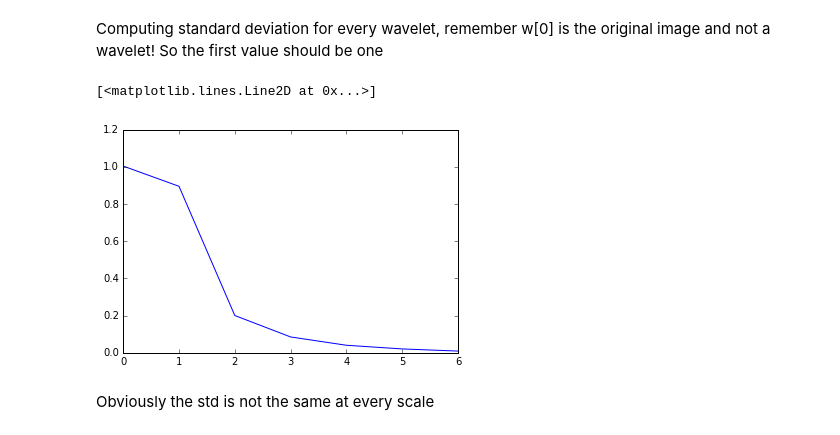
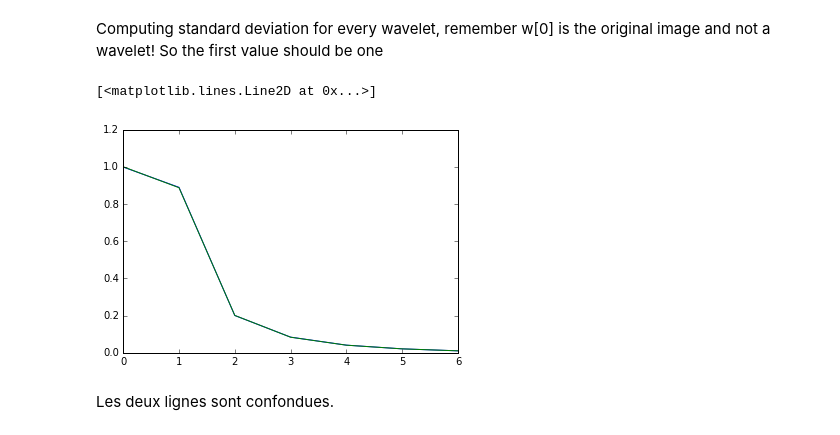
Before and after one commit to tbordierK/mva, a Jupyter notebook: astro/pw1/pw1.ipynb, the cells around one changed output. Drawn from its saved outputs; the diff is of its cells as text; code cells hidden in the pictures.

Commit message:
added noise estimation with MAD

```diff
--- a/astro/pw1/pw1.ipynb
+++ b/astro/pw1/pw1.ipynb
@@ -152,8 +153,11 @@ Computing standard deviation for every wavelet, remember w[0] is the original im
 # %%
 # Evolution of the standard deviation with the wavelet scale
 plt.plot([np.std(wav) for wav in w])
+
+# Computing the noise level withe median absolute deviation approach.
+plt.plot([1.4826*np.median(np.abs(wav-np.median(wav))) for wav in w])
 # %% [output]
 [<matplotlib.lines.Line2D at 0x...>]
-[figure, old version]
+[figure, new version]
-# %% [markdown]
-Obviously the std is not the same at every scale
+# %% [markdown]
+Les deux lignes sont confondues.
```
Also changed, not shown: parts of 4 cells of this notebook.
